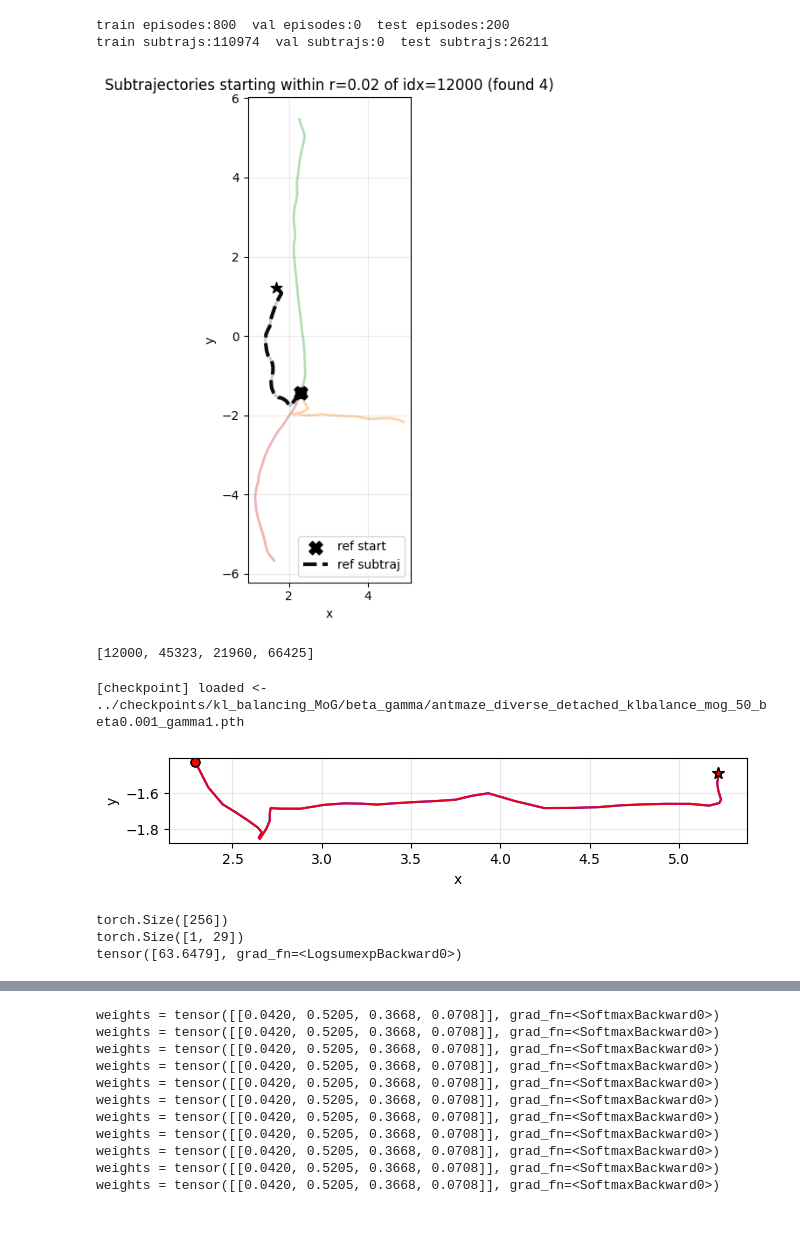
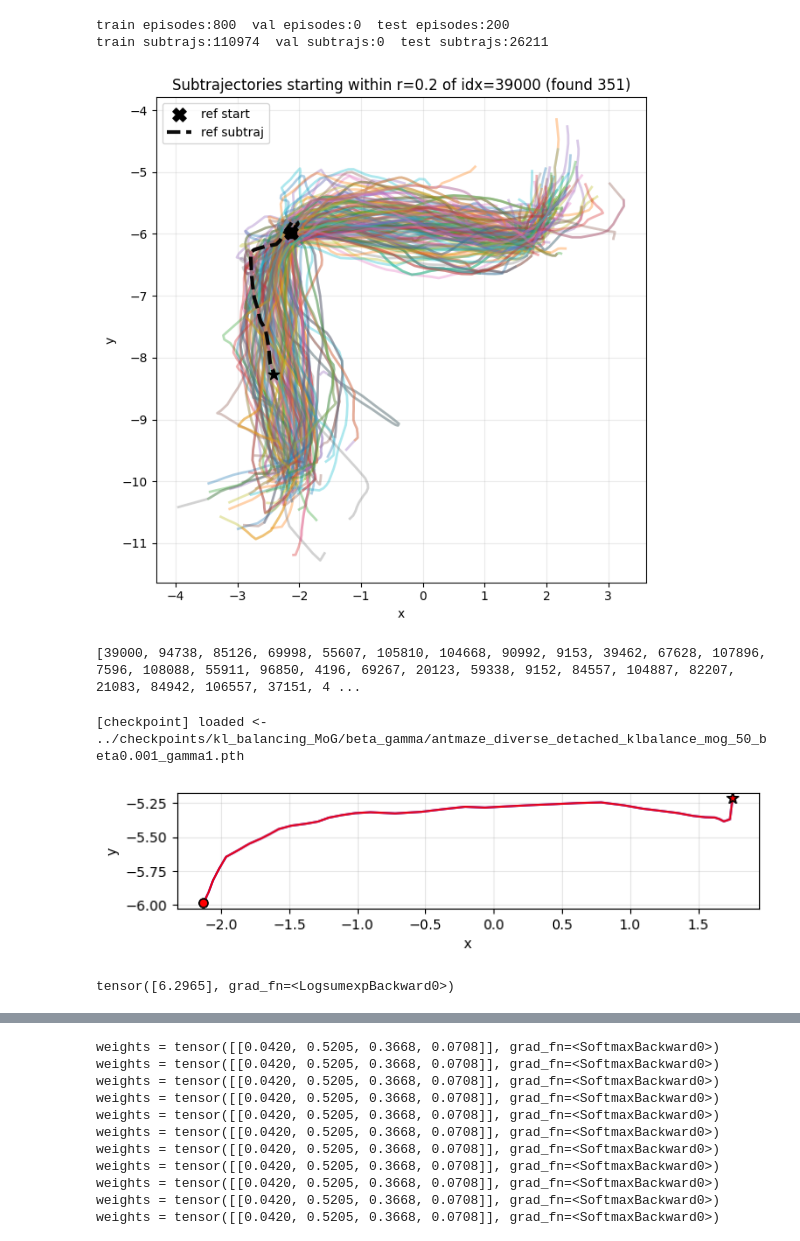
Before and after one commit to williamhuang08/Learning-Temporal-World-Models, a Jupyter notebook: model/plot_priorpost_match.ipynb, the cells around one changed output, grey strips where cells are left out. Saved outputs shown, nothing was run; the diff lists cells and outputs as text; code cells hidden in the pictures.

```diff
--- a/model/plot_priorpost_match.ipynb
+++ b/model/plot_priorpost_match.ipynb
@@ -499,14 +499,15 @@ def draw_cov_ellipse(ax, mean, cov, n_std=2.0, **kwargs):
     ellip = Ellipse(xy=mean, width=width, height=height, angle=theta, fill=False, **kwargs)
     ax.add_patch(ellip)
 # %%
-idx = plot_nearby_subtrajectory(train_ds, ref_idx=12000, radius=0.02, max_plots=200)
+idx = plot_nearby_subtrajectory(train_ds, ref_idx=39000, radius=0.2, max_plots=500)
 print(idx)
 # %% [output]
-[figure, old version]
+[figure, new version]
-[12000, 45323, 21960, 66425]
+[39000, 94738, 85126, 69998, 55607, 105810, 104668, 90992, 9153, 39462, 67628, 107896, 7596, 108088, 55911, 96850, 4196, 69267, 20123, 59338, 9152, 84557, 104887, 82207, 21083, 84942, 106557, 37151, 4 ...
 # %%
 env = recover_ant_env()
 ckpt_path = "../checkpoints/kl_balancing_MoG/beta_gamma/antmaze_diverse_detached_klbalance_mog_50_beta0.001_gamma1.pth"
+# ckpt_path = "../checkpoints/kl_balancing/antmaze_diverse_detached_klbalance_epoch75_beta1.0_gamma0.001.pth"
 load_checkpoint(ckpt_path, q_phi, pi_theta, p_psi, p_omega, strict=True)
 q_phi.eval(); pi_theta.eval(); p_omega.eval(); p_psi.eval()
 
@@ -523,19 +524,17 @@ post_traj1, _, s0_env1 = rollout_xy_trajectories(env, s0_obs1, s0_ag1, N_trajs=1
 plot_xy_trajectories(post_traj1)
 
 s0_t1 = to_torch(s0_env1).unsqueeze(0)
-# mu_pr, std_pr = p_omega(s0_t)
+# mu_pr1, std_pr1 = p_omega(s0_t)
 
-# dist = Independent(Normal(mu_pr, std_pr), 1)
-print(z1.shape)
-print(s0_t1.shape)
-print(p_omega.log_prob(z1.unsqueeze(0), s0_t1))
-# print(np.exp(dist.log_prob(z).detach().numpy()))
+# dist = Independent(Normal(mu_pr1, std_pr1), 1)
+# print(z1.shape)
+# print(s0_t1.shape)
+print(p_omega.log_prob(z1.unsqueeze(0), s0_t))
+# print(dist.log_prob(z1).detach().numpy())
 # %% [output]
 [checkpoint] loaded <- ../checkpoints/kl_balancing_MoG/beta_gamma/antmaze_diverse_detached_klbalance_mog_50_beta0.001_gamma1.pth
-[figure, old version]
+[figure, new version]
-torch.Size([256])
-torch.Size([1, 29])
-tensor([63.6479], grad_fn=<LogsumexpBackward0>)
+tensor([6.2965], grad_fn=<LogsumexpBackward0>)
 # %%
 s0, S, A, sT = train_ds.items[idx[0]]
 S_seq = train_ds[idx[0]]["state_sequence"].unsqueeze(0).to(device)
```
Also changed, not shown: parts of 4 cells of this notebook.
